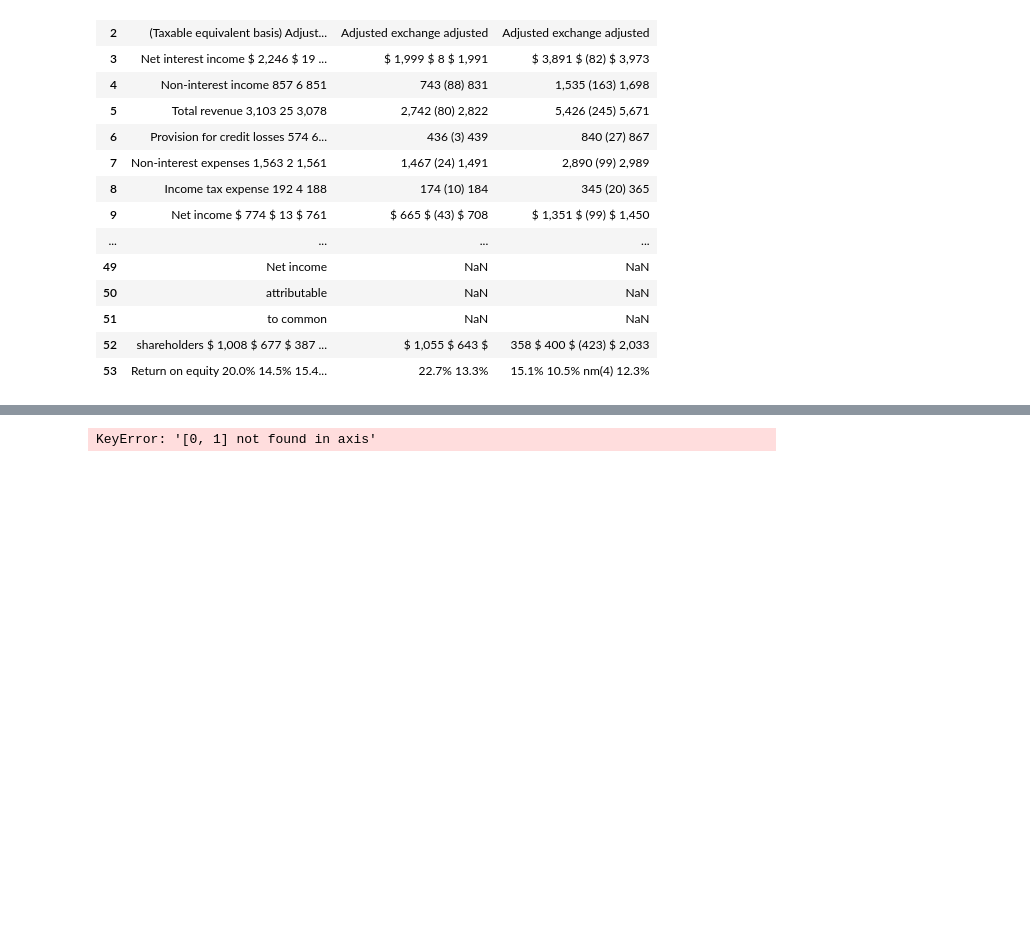
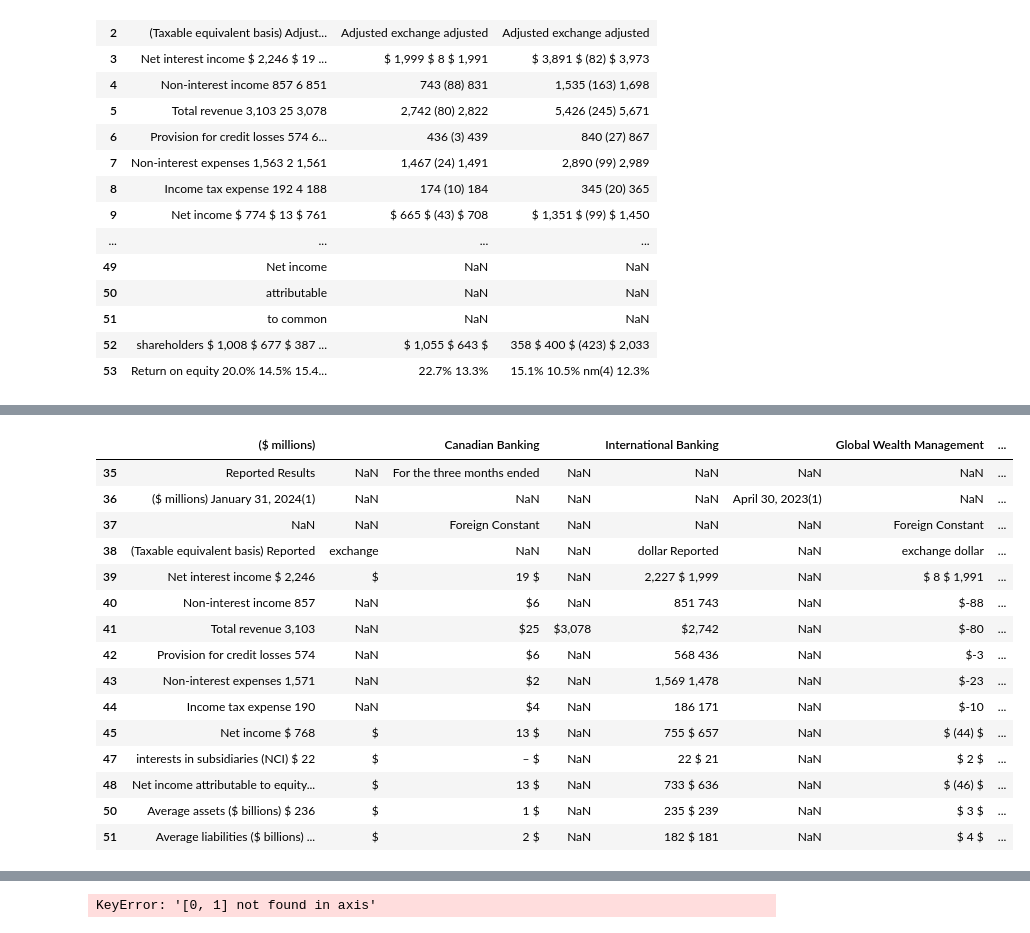
Before and after one commit to raemilcf/ChatbotFinancialReports, a Jupyter notebook: FInal_project_NLP_Report_reader.ipynb, the cells around one changed output, grey strips where cells are left out. Drawn from its saved outputs; the diff is of its cells as text; code cells hidden in the pictures; blank space fills up the shorter version.

```diff
--- a/FInal_project_NLP_Report_reader.ipynb
+++ b/FInal_project_NLP_Report_reader.ipynb
@@ -637,0 +933,24 @@ df.columns = [remove_number_header(col) for col in df.columns]
+# %%
+
+#remove second column , it does not contain any valuable info
+df.drop(df.columns[1], axis=1, inplace=True)
+
+# Apply the function to merge columns
+df = join_row_double_text(df)
+
+# Drop rows where all columns after the first one are NaN
+df.dropna(subset=df.columns[1:], how='all', inplace=True)
+
+# Apply the function to split the DataFrame
+split_text = "For the six months"
+check_columns = [0, 1, 2, 3, 4, 5, 6]  # List of column indices to check
+#add resutls to new table
+new_tables = split_dataframe_on_text(df, split_text, check_columns)
+
+for table in new_tables:
+  check_columns = [0, 1, 2, 3, 4, 5, 6]
+  text = "For the six months"
+  found = any(text in str(table.iloc(0)[col]) for col in check_columns)
+  if found:
+    #remove first 3 rows
+    table.drop(table.index[:4], inplace=True)
@@ -637,0 +961,10 @@ df.columns = [remove_number_header(col) for col in df.columns]
+# %%
+
+# Drop columns where the column name is an empty string
+new_tables[0] = new_tables[0].loc[:, df.columns != '']
+new_tables[0]
+
+
+
+# Drop rows where all columns after the first one are NaN
+df.dropna(subset=df.columns[1:], how='all', inplace=True)
@@ -638 +989,20 @@ df.columns = [remove_number_header(col) for col in df.columns]
+# %%
+new_tables[1]
+# %% [output]
+|  | ($ millions) |  | Canadian Banking |  | International Banking |  | Global Wealth Management | ... |
+| 35 | Reported Results | NaN | For the three months ended | NaN | NaN | NaN | NaN | ... |
+| 36 | ($ millions) January 31, 2024(1) | NaN | NaN | NaN | NaN | April 30, 2023(1) | NaN | ... |
+| 37 | NaN | NaN | Foreign Constant | NaN | NaN | NaN | Foreign Constant | ... |
+| 38 | (Taxable equivalent basis) Reported | exchange | NaN | NaN | dollar Reported | NaN | exchange dollar | ... |
+| 39 | Net interest income $ 2,246 | $ | 19 $ | NaN | 2,227 $ 1,999 | NaN | $ 8 $ 1,991 | ... |
+| 40 | Non-interest income 857 | NaN | $6 | NaN | 851 743 | NaN | $-88 | ... |
+| 41 | Total revenue 3,103 | NaN | $25 | $3,078 | $2,742 | NaN | $-80 | ... |
+| 42 | Provision for credit losses 574 | NaN | $6 | NaN | 568 436 | NaN | $-3 | ... |
+| 43 | Non-interest expenses 1,571 | NaN | $2 | NaN | 1,569 1,478 | NaN | $-23 | ... |
+| 44 | Income tax expense 190 | NaN | $4 | NaN | 186 171 | NaN | $-10 | ... |
+| 45 | Net income $ 768 | $ | 13 $ | NaN | 755 $ 657 | NaN | $ (44) $ | ... |
+| 47 | interests in subsidiaries (NCI) $ 22 | $ | – $ | NaN | 22 $ 21 | NaN | $ 2 $ | ... |
+| 48 | Net income attributable to equity... | $ | 13 $ | NaN | 733 $ 636 | NaN | $ (46) $ | ... |
+| 50 | Average assets ($ billions) $ 236 | $ | 1 $ | NaN | 235 $ 239 | NaN | $ 3 $ | ... |
+| 51 | Average liabilities ($ billions) ... | $ | 2 $ | NaN | 182 $ 181 | NaN | $ 4 $ | ... |
 # %%
```
Also changed, not shown: parts of 27 cells of this notebook.
